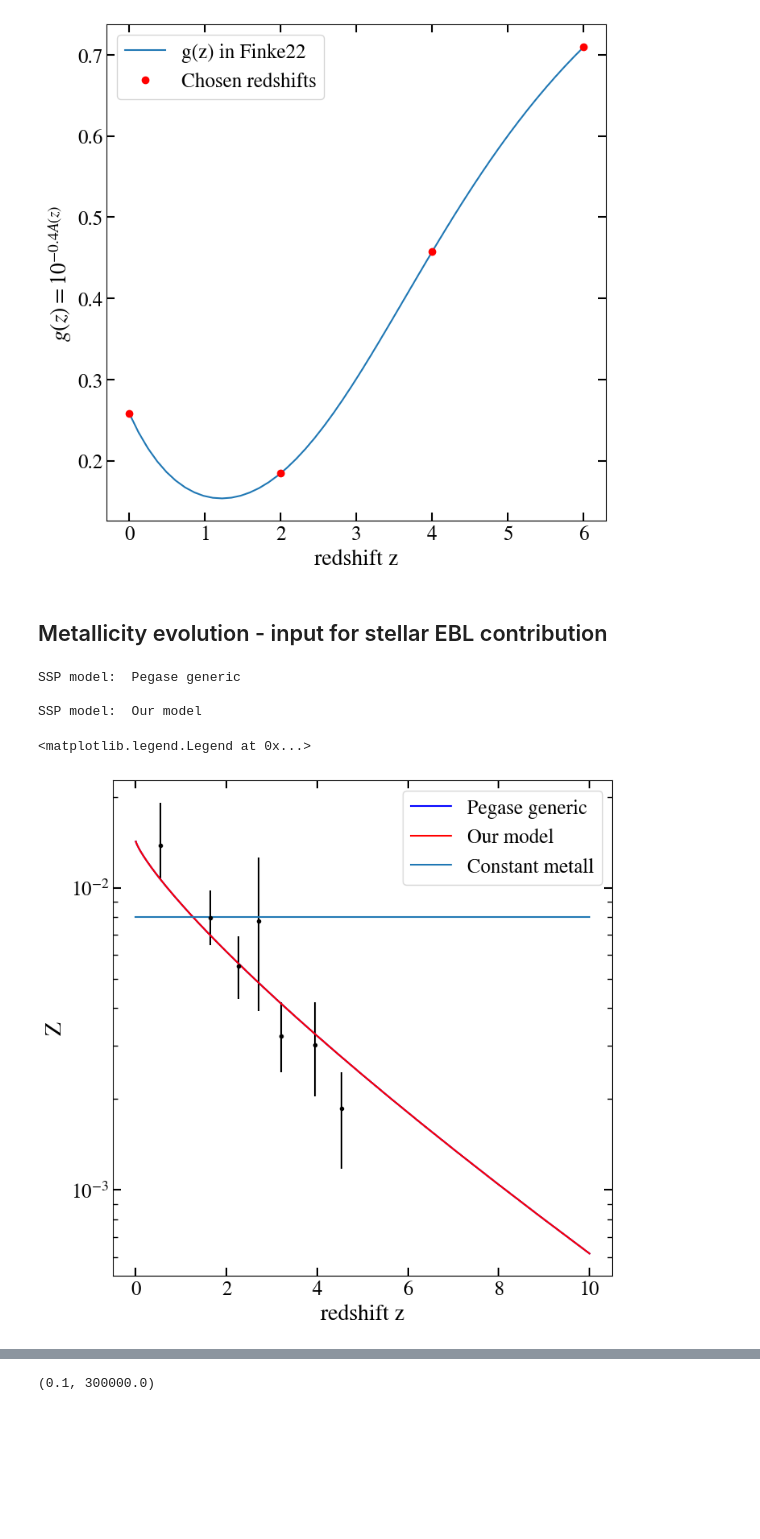
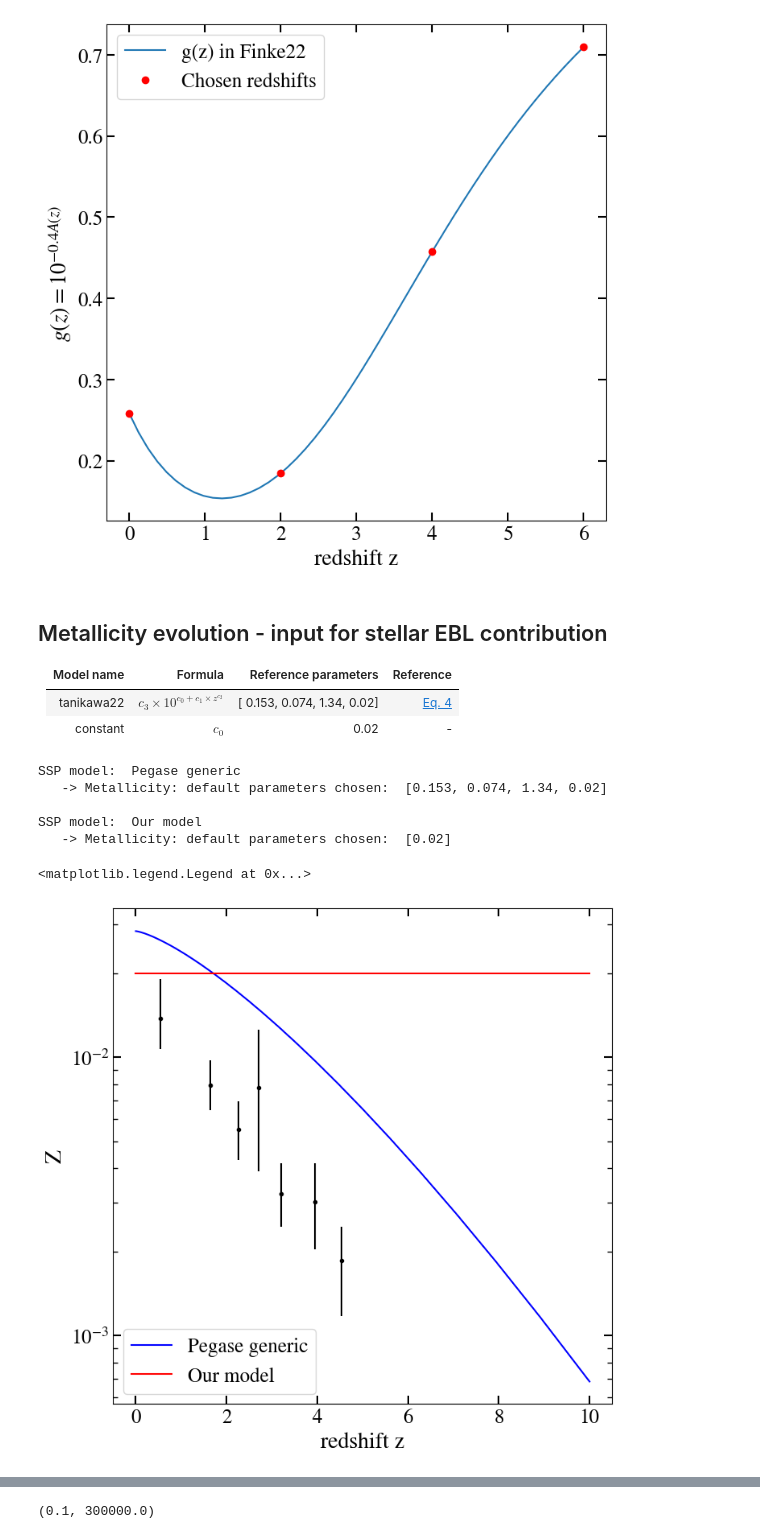
Before and after one commit to axion-alp-dm/EBL_calculation, a Jupyter notebook: notebooks/ebl_inputs.ipynb, the cells around one changed output, grey strips where cells are left out. Drawn from its saved outputs; the diff is of its cells as text; code cells hidden in the pictures; blank space fills up the shorter version.

```diff
--- a/notebooks/ebl_inputs.ipynb
+++ b/notebooks/ebl_inputs.ipynb
@@ -461,55 +474,48 @@ Example of no dust abs chosen:
 [figure]
 # %% [markdown]
 ## Metallicity evolution - input for stellar EBL contribution
+
+| Model name | Formula | Reference parameters | Reference |
+| :-: | :-: | :-: | :-: |
+| tanikawa22 | $c_3 \times 10^{c_0 + c_1 \times z ^ {c_2}}$ |[ 0.153, 0.074, 1.34, 0.02] | [Eq. 4](https://iopscience.iop.org/article/10.3847/1538-4357/ac4247/pdf) |
+| constant | $c_0$ |  0.02 | - |
 # %%
 fig_met, ax_met = plt.subplots(figsize=(8, 8))
 
 # We import the metallicity data (if available)
 aa = import_met_data(ax=ax_met)
 
 z_array = np.geomspace(1e-9, 10., num=200)
 
-# The first method to input a metallicity evolution is through an analytical formula and the formula
-# parameters, given in the input yaml file that we have loaded before. The two parameters that we need
-# in it are:
-#    metall_formula: 'lambda zz, args :10 ** (args[0] - args[1] * zz ** args[2]) * args[3]'
-#    args_metall: [-0.147, 0.207, 0.819, 0.02]
-
 for nkey, key in enumerate(config_data['ssp_models']):
     print()
     print('SSP model: ', config_data['ssp_models'][key]['name'])
 
     ax_met.plot(z_array,
-                ebl_class.metall_mean(
-                    function_input=config_data['ssp_models'][key]['metall_formula'],
+                metall_model(
                     zz_array=z_array,
-                    args=config_data['ssp_models'][key]['metall_params']),
+                    metall_model=config_data['ssp_models'][key]['metall_formula']
+                ),
                 label=config_data['ssp_models'][key]['name'],
                 color=colors[nkey % len(colors)])
-
-# The second method to input a metallicity evolution is to give a callable as an input.
-# For now, this does only accept the redshift array as input parameter.
-def metall_evol(zz, args=[0.008]):
-    return np.ones(len(zz)) * args[0]
-
-plt.plot(z_array, ebl_class.metall_mean(function_input=metall_evol, zz_array=z_array),
-         label='Constant metall')
 
 
 # Figure specifications
 
 plt.yscale('log')
 
 plt.xlabel('redshift z')
 plt.ylabel('Z')
 
 ax_met.legend()
 # %% [output]
 SSP model:  Pegase generic
+   -> Metallicity: default parameters chosen:  [0.153, 0.074, 1.34, 0.02]
 
 SSP model:  Our model
+   -> Metallicity: default parameters chosen:  [0.02]
 <matplotlib.legend.Legend at 0x...>
-[figure, old version]
+[figure, new version]
 # %% [markdown]
 ## Stellar formation rate - input for stellar EBL contribution
 Enter the stellar formation rate ($\rho_\star$) as an input of the model for an SSP.
```
Also changed, not shown: parts of 16 cells of this notebook, 6 other files.
